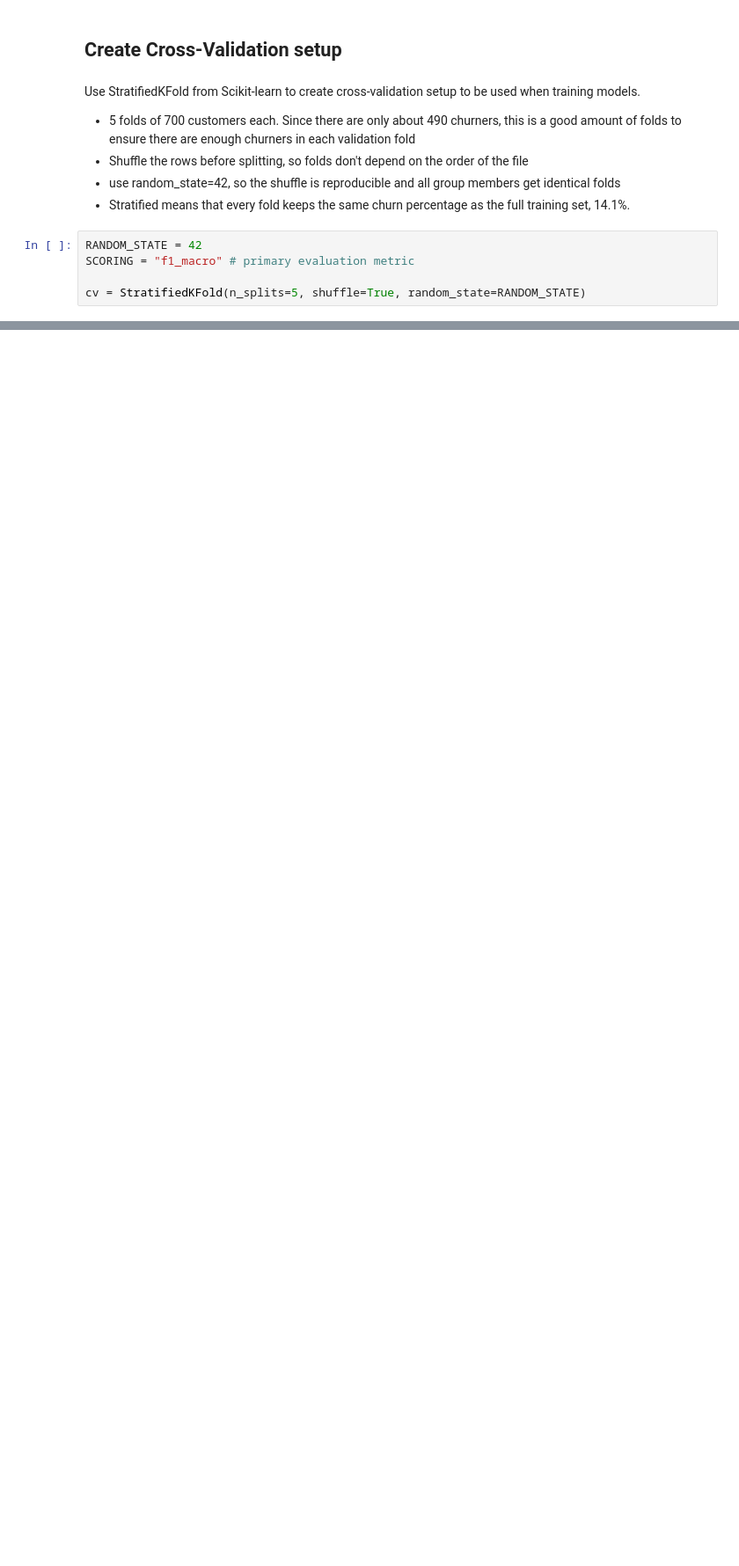
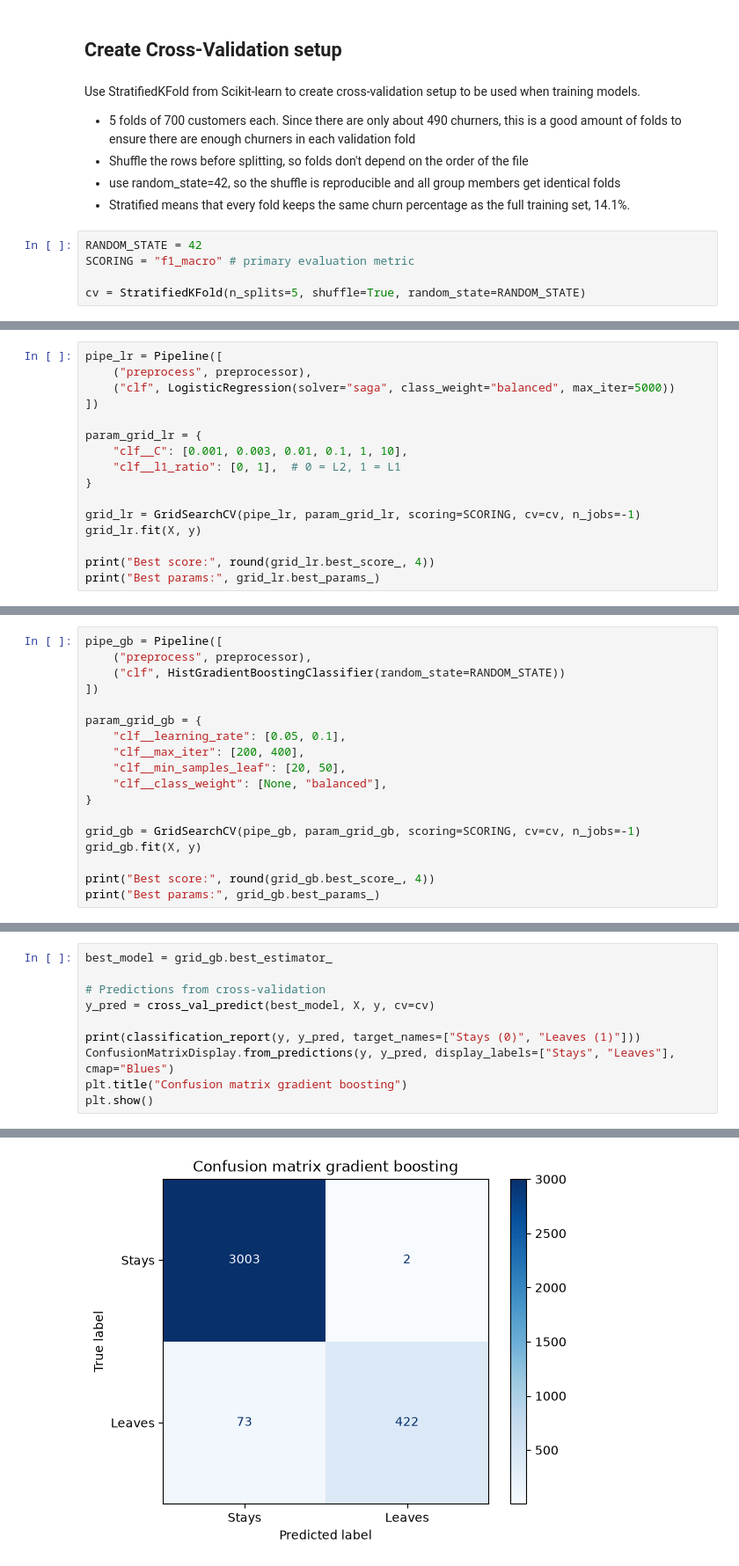
Before and after one commit to theaaga/dat200_CA4_group18, a Jupyter notebook: data_exploration_and_cleaning.ipynb, the cells around one changed output, grey strips where cells are left out. Shown at 88% size. Saved outputs shown, nothing was run; the diff lists cells and outputs as text; blank space fills up the shorter version.

```diff
--- a/data_exploration_and_cleaning.ipynb
+++ b/data_exploration_and_cleaning.ipynb
@@ -433,0 +514,16 @@ Functions for data loading, cleaning, and cv-setup are added to `common.py` so i
+# %%
+pipe_lr = Pipeline([
+    ("preprocess", preprocessor),
+    ("clf", LogisticRegression(solver="saga", class_weight="balanced", max_iter=5000))
+])
+
+param_grid_lr = {
+    "clf__C": [0.001, 0.003, 0.01, 0.1, 1, 10],
+    "clf__l1_ratio": [0, 1],  # 0 = L2, 1 = L1
+}
+
+grid_lr = GridSearchCV(pipe_lr, param_grid_lr, scoring=SCORING, cv=cv, n_jobs=-1)
+grid_lr.fit(X, y)
+
+print("Best score:", round(grid_lr.best_score_, 4))
+print("Best params:", grid_lr.best_params_)
@@ -433,0 +567,18 @@ Functions for data loading, cleaning, and cv-setup are added to `common.py` so i
+# %%
+pipe_gb = Pipeline([
+    ("preprocess", preprocessor),
+    ("clf", HistGradientBoostingClassifier(random_state=RANDOM_STATE))
+])
+
+param_grid_gb = {
+    "clf__learning_rate": [0.05, 0.1],
+    "clf__max_iter": [200, 400],
+    "clf__min_samples_leaf": [20, 50],
+    "clf__class_weight": [None, "balanced"],
+}
+
+grid_gb = GridSearchCV(pipe_gb, param_grid_gb, scoring=SCORING, cv=cv, n_jobs=-1)
+grid_gb.fit(X, y)
+
+print("Best score:", round(grid_gb.best_score_, 4))
+print("Best params:", grid_gb.best_params_)
@@ -433,0 +608,11 @@ Functions for data loading, cleaning, and cv-setup are added to `common.py` so i
+# %%
+best_model = grid_gb.best_estimator_
+
+# Predictions from cross-validation
+y_pred = cross_val_predict(best_model, X, y, cv=cv)
+
+print(classification_report(y, y_pred, target_names=["Stays (0)", "Leaves (1)"]))
+ConfusionMatrixDisplay.from_predictions(y, y_pred, display_labels=["Stays", "Leaves"], cmap="Blues")
+plt.title("Confusion matrix gradient boosting")
+plt.show()
+# %% [output]
@@ -433,0 +627 @@ Functions for data loading, cleaning, and cv-setup are added to `common.py` so i
+[figure, added]
```
Also changed, not shown: parts of 37 cells of this notebook.
